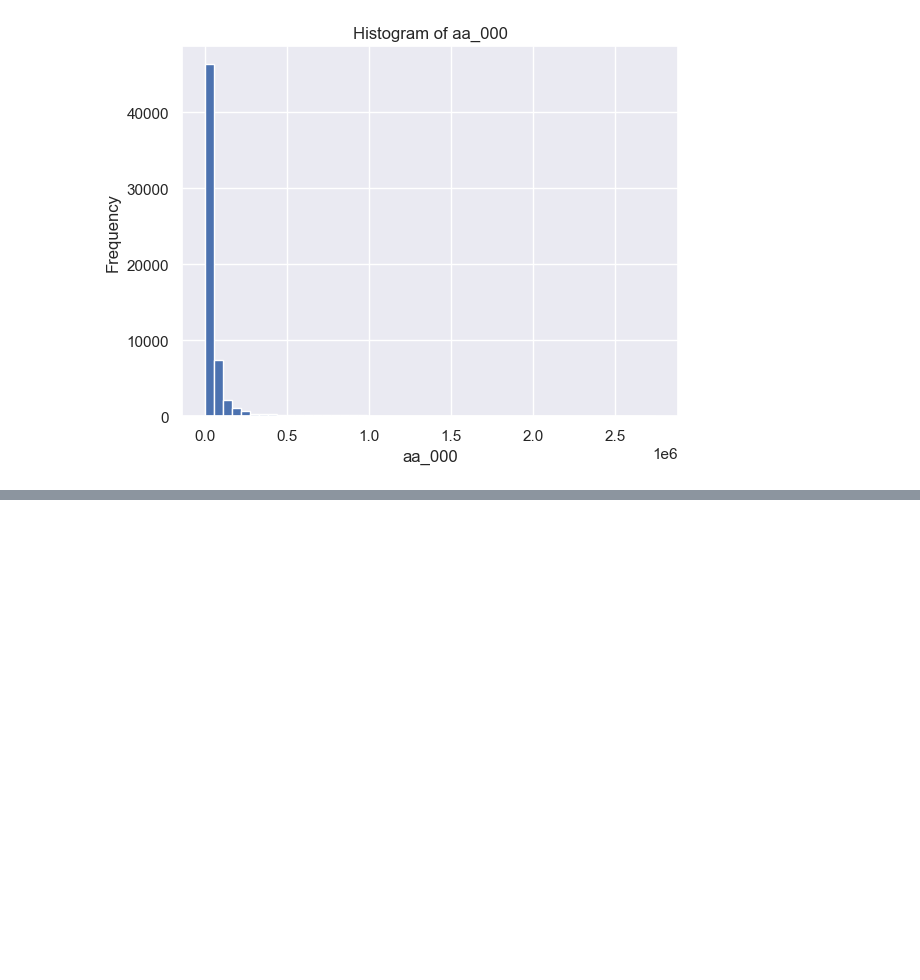
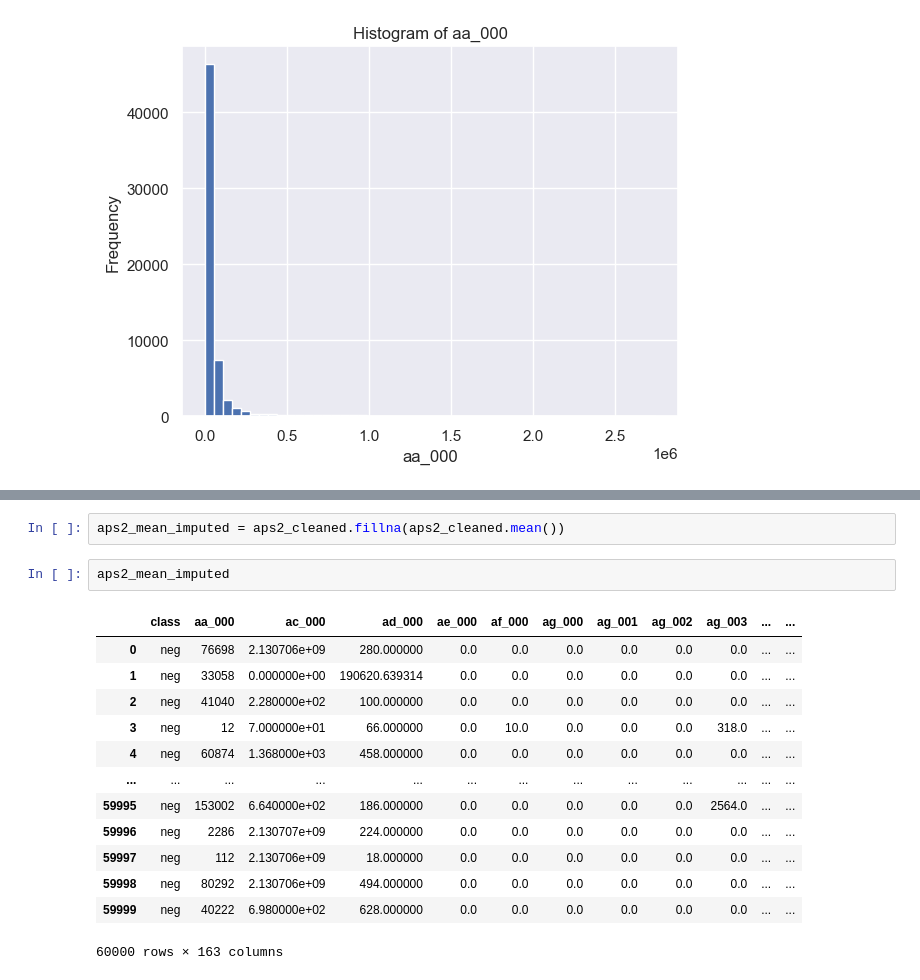
Before and after one commit to FedericoAriton99/CA-1-Data-Preparation, a Jupyter notebook: CA 1 Python.ipynb, the cells around one changed output, grey strips where cells are left out. Drawn from its saved outputs; the diff is of its cells as text; blank space fills up the shorter version.

```diff
--- a/CA 1 Python.ipynb
+++ b/CA 1 Python.ipynb
@@ -142,0 +232,18 @@ dtype: float64
+# %%
+aps2_mean_imputed = aps2_cleaned.fillna(aps2_cleaned.mean())
+# %%
+aps2_mean_imputed
+# %% [output]
+|  | class | aa_000 | ac_000 | ad_000 | ae_000 | af_000 | ag_000 | ag_001 | ag_002 | ag_003 | ... | ... |
+| 0 | neg | 76698 | 2.130706e+09 | 280.000000 | 0.0 | 0.0 | 0.0 | 0.0 | 0.0 | 0.0 | ... | ... |
+| 1 | neg | 33058 | 0.000000e+00 | 190620.639314 | 0.0 | 0.0 | 0.0 | 0.0 | 0.0 | 0.0 | ... | ... |
+| 2 | neg | 41040 | 2.280000e+02 | 100.000000 | 0.0 | 0.0 | 0.0 | 0.0 | 0.0 | 0.0 | ... | ... |
+| 3 | neg | 12 | 7.000000e+01 | 66.000000 | 0.0 | 10.0 | 0.0 | 0.0 | 0.0 | 318.0 | ... | ... |
+| 4 | neg | 60874 | 1.368000e+03 | 458.000000 | 0.0 | 0.0 | 0.0 | 0.0 | 0.0 | 0.0 | ... | ... |
+| ... | ... | ... | ... | ... | ... | ... | ... | ... | ... | ... | ... | ... |
+| 59995 | neg | 153002 | 6.640000e+02 | 186.000000 | 0.0 | 0.0 | 0.0 | 0.0 | 0.0 | 2564.0 | ... | ... |
+| 59996 | neg | 2286 | 2.130707e+09 | 224.000000 | 0.0 | 0.0 | 0.0 | 0.0 | 0.0 | 0.0 | ... | ... |
+| 59997 | neg | 112 | 2.130706e+09 | 18.000000 | 0.0 | 0.0 | 0.0 | 0.0 | 0.0 | 0.0 | ... | ... |
+| 59998 | neg | 80292 | 2.130706e+09 | 494.000000 | 0.0 | 0.0 | 0.0 | 0.0 | 0.0 | 0.0 | ... | ... |
+| 59999 | neg | 40222 | 6.980000e+02 | 628.000000 | 0.0 | 0.0 | 0.0 | 0.0 | 0.0 | 0.0 | ... | ... |
+60000 rows × 163 columns
```
Also changed, not shown: parts of 12 cells of this notebook.
